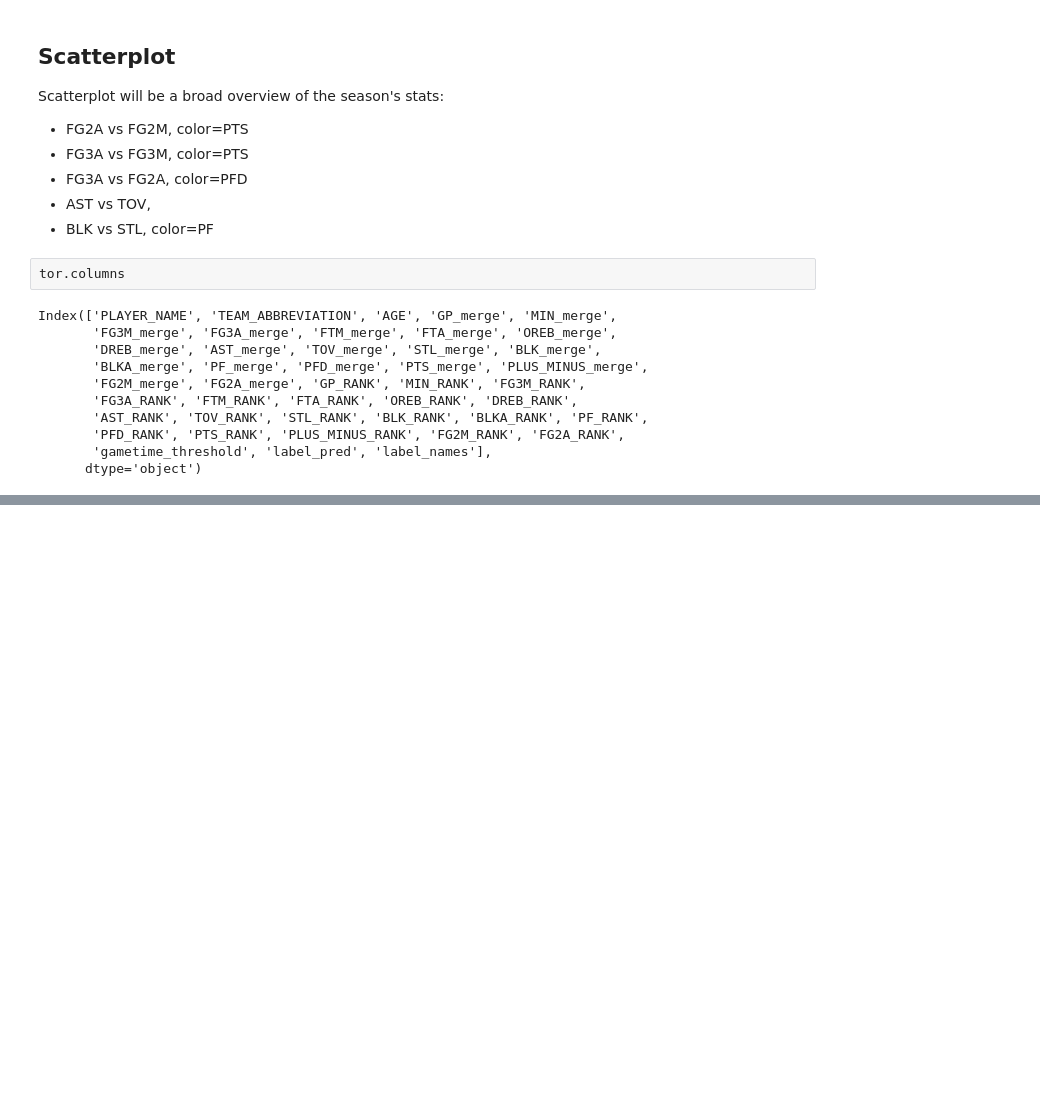
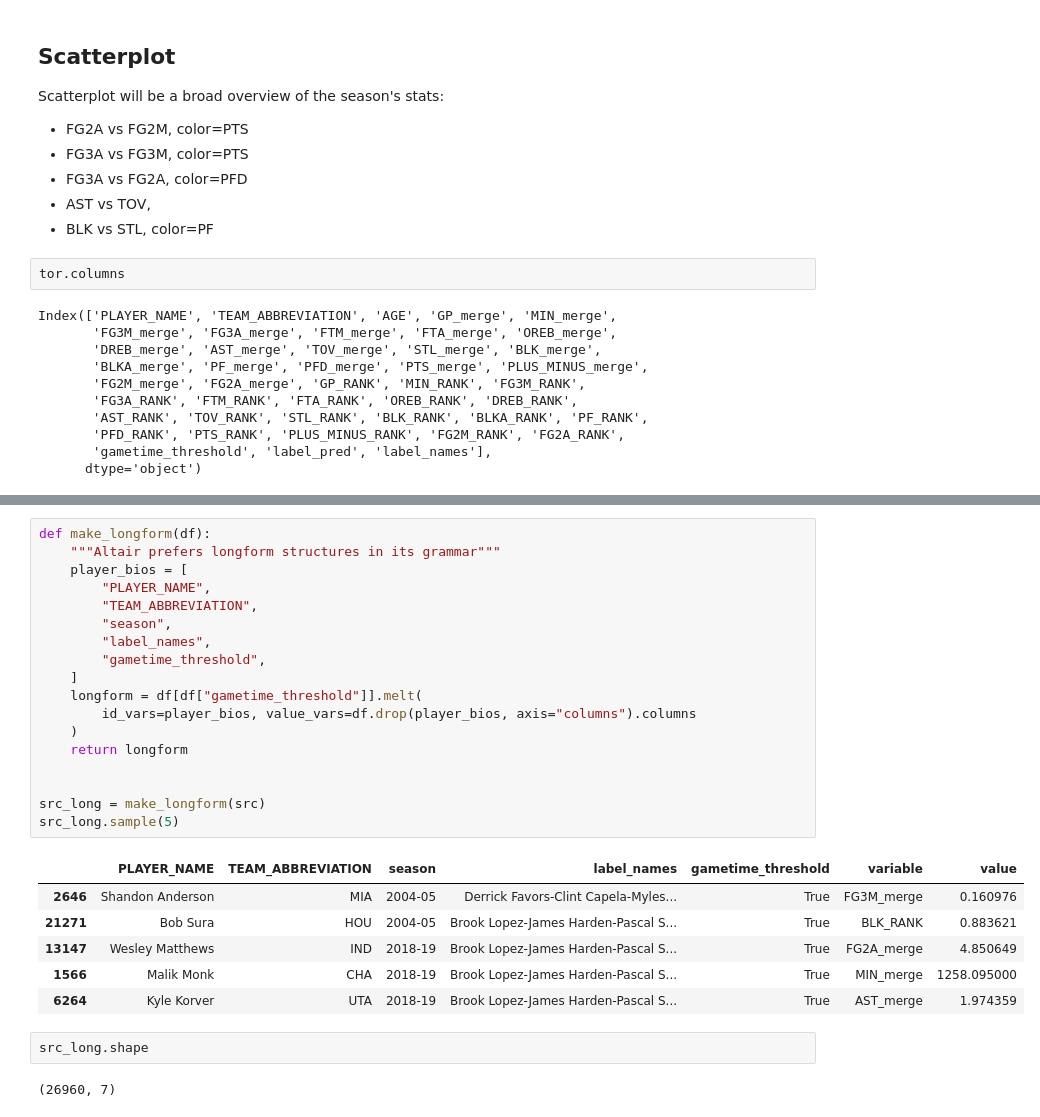
Before and after one commit to vykuang/nba-stats-streamlit, a Jupyter notebook: notebooks/altair_demo.ipynb, the cells around one changed output, grey strips where cells are left out. Cells and saved outputs as stored; diff of their text form; blank space fills up the shorter version.

```diff
--- a/notebooks/altair_demo.ipynb
+++ b/notebooks/altair_demo.ipynb
@@ -91,0 +124,29 @@ Showcase the distribution of each stat for the two seasons in a shotgun array
+# %%
+def make_longform(df):
+    """Altair prefers longform structures in its grammar"""
+    player_bios = [
+        "PLAYER_NAME",
+        "TEAM_ABBREVIATION",
+        "season",
+        "label_names",
+        "gametime_threshold",
+    ]
+    longform = df[df["gametime_threshold"]].melt(
+        id_vars=player_bios, value_vars=df.drop(player_bios, axis="columns").columns
+    )
+    return longform
+
+
+src_long = make_longform(src)
+src_long.sample(5)
+# %% [output]
+|  | PLAYER_NAME | TEAM_ABBREVIATION | season | label_names | gametime_threshold | variable | value |
+| 2646 | Shandon Anderson | MIA | 2004-05 | Derrick Favors-Clint Capela-Myles... | True | FG3M_merge | 0.160976 |
+| 21271 | Bob Sura | HOU | 2004-05 | Brook Lopez-James Harden-Pascal S... | True | BLK_RANK | 0.883621 |
+| 13147 | Wesley Matthews | IND | 2018-19 | Brook Lopez-James Harden-Pascal S... | True | FG2A_merge | 4.850649 |
+| 1566 | Malik Monk | CHA | 2018-19 | Brook Lopez-James Harden-Pascal S... | True | MIN_merge | 1258.095000 |
+| 6264 | Kyle Korver | UTA | 2018-19 | Brook Lopez-James Harden-Pascal S... | True | AST_merge | 1.974359 |
+# %%
+src_long.shape
+# %% [output]
+(26960, 7)
```
Also changed, not shown: parts of 7 cells of this notebook.
